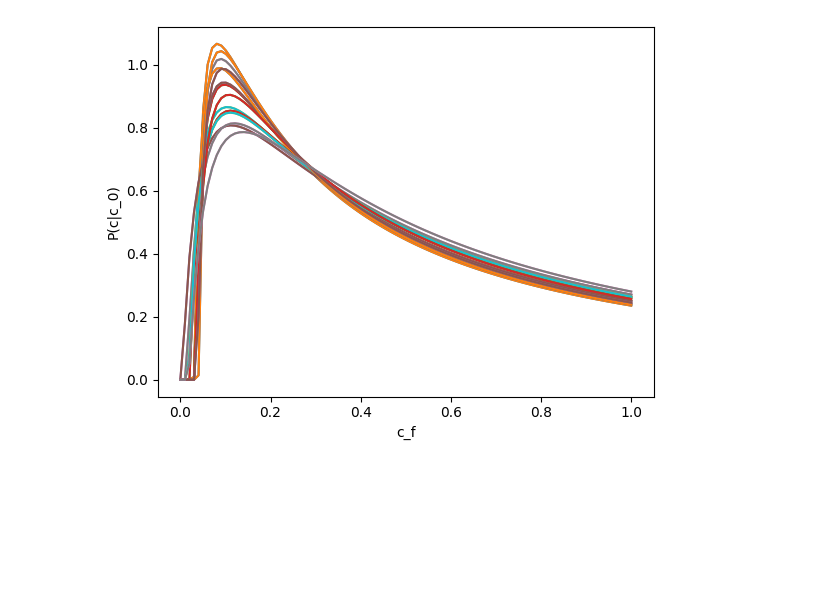
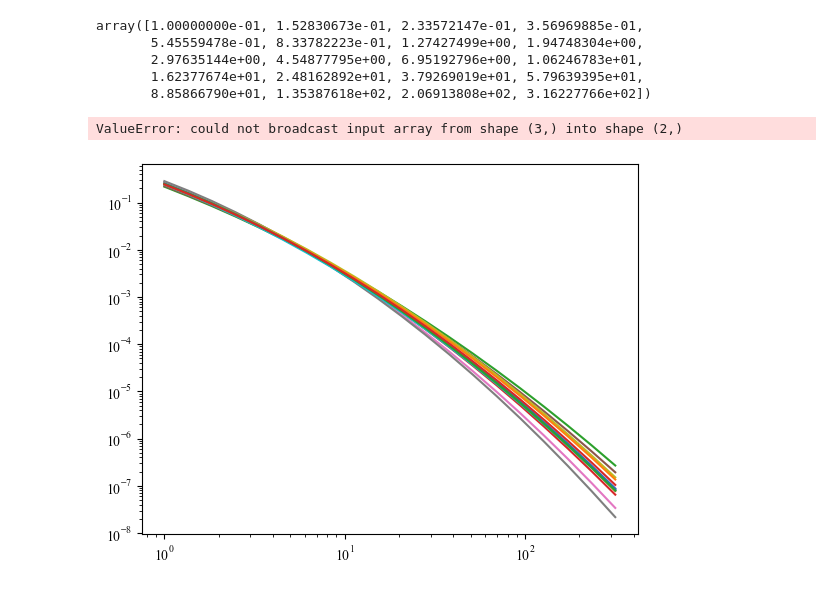
Before and after one commit to iRRe33-smk/exjobb, a Jupyter notebook: citation_analysis/citation_analysis.ipynb, the cells around one changed output. Cells and saved outputs as stored; diff of their text form; code cells hidden in the pictures; blank space fills up the shorter version.

```diff
--- a/citation_analysis/citation_analysis.ipynb
+++ b/citation_analysis/citation_analysis.ipynb
@@ -176,0 +129,7 @@ with open("distribution_params.json", "w") as write_file:
+# %%
+for index, df in enumerate(dataSets):
+    mu = parameters[keyNames[index]]["mu"]
+    sigma = parameters[keyNames[index]]["sigma"]
+    scale = parameters[keyNames[index]]["scale"]
+
+    chi_test(df, mu, sigma, scale)
@@ -177,26 +169,33 @@ with open("distribution_params.json", "w") as write_file:
+# %%
+np.logspace(-1,2.5,20)
+# %% [output]
+array([1.00000000e-01, 1.52830673e-01, 2.33572147e-01, 3.56969885e-01,
+       5.45559478e-01, 8.33782223e-01, 1.27427499e+00, 1.94748304e+00,
+       2.97635144e+00, 4.54877795e+00, 6.95192796e+00, 1.06246783e+01,
+       1.62377674e+01, 2.48162892e+01, 3.79269019e+01, 5.79639395e+01,
+       8.85866790e+01, 1.35387618e+02, 2.06913808e+02, 3.16227766e+02])
+# %%
+plot_hist(dataSets, parameters)
+# %% [output]
+ValueError: could not broadcast input array from shape (3,) into shape (2,)
 # %%
-def plot_dist2(dataSets, parameters=parameters, keyNames=keyNames):
-
-    key_names = ["sen_tec", "col_sys", "tec_mob", "cont_alg", "loc_map", "sen_fus", "ai_ml", "edg_com", "com_net", "ene_mgm", "sim_mod", "hum_man", "cyb_sec", "eth_reg"]
-
-    for index, df in enumerate(dataSets):
-        mu = parameters[keyNames[index]]["mu"]
-        sigma = parameters[keyNames[index]]["sigma"]
-        dist = stats.lognorm(loc=mu, s = sigma)
-
-        x = np.linspace(0,1,100)
-
-        p = dist.pdf(x)
+def plot_all_pdfs(dataSets, parameters=parameters, keyNames=keyNames):
 
 
-        plt.plot(x,p)
-        #plt.legend(key_names, )
-        plt.xlabel("c_f")
-        plt.ylabel("P(c|c_0)")
-        #plt.xscale("log")
-        #plt.yscale("log")
-        plt.plot(x,p)
+    bin_edges = np.logspace(0,2.5,20)
+    for index, df in enumerate(dataSets):
+        mu = parameters[keyNames[index]]['mu'] #res.params.loc
+        sigma = parameters[keyNames[index]]['sigma']
+        scale = parameters[keyNames[index]]['scale']
 
-plot_dist2(dataSets)
+        dist = stats.lognorm(loc=mu, s = sigma, scale=scale)
+        p = dist.pdf(bin_edges)
+
+        plt.plot(bin_edges, p)
+        plt.xscale('log')
+        plt.yscale('log')
+    plt.show()
-# %% [output]
-[figure, removed]
+# %%
+plot_all_pdfs(dataSets, parameters)
+# %% [output]
+[figure, added]
```
Also changed, not shown: parts of 16 cells of this notebook, 3 other files.
